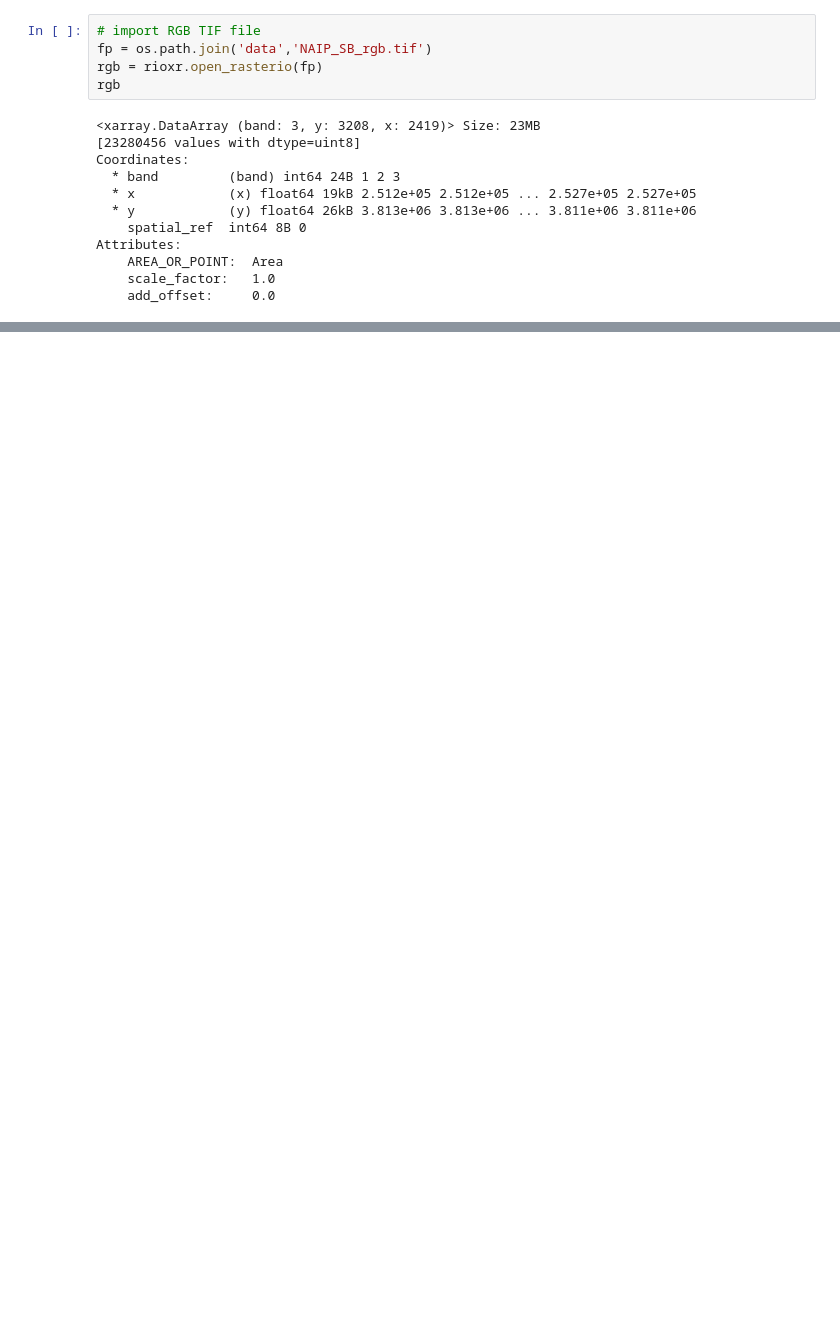
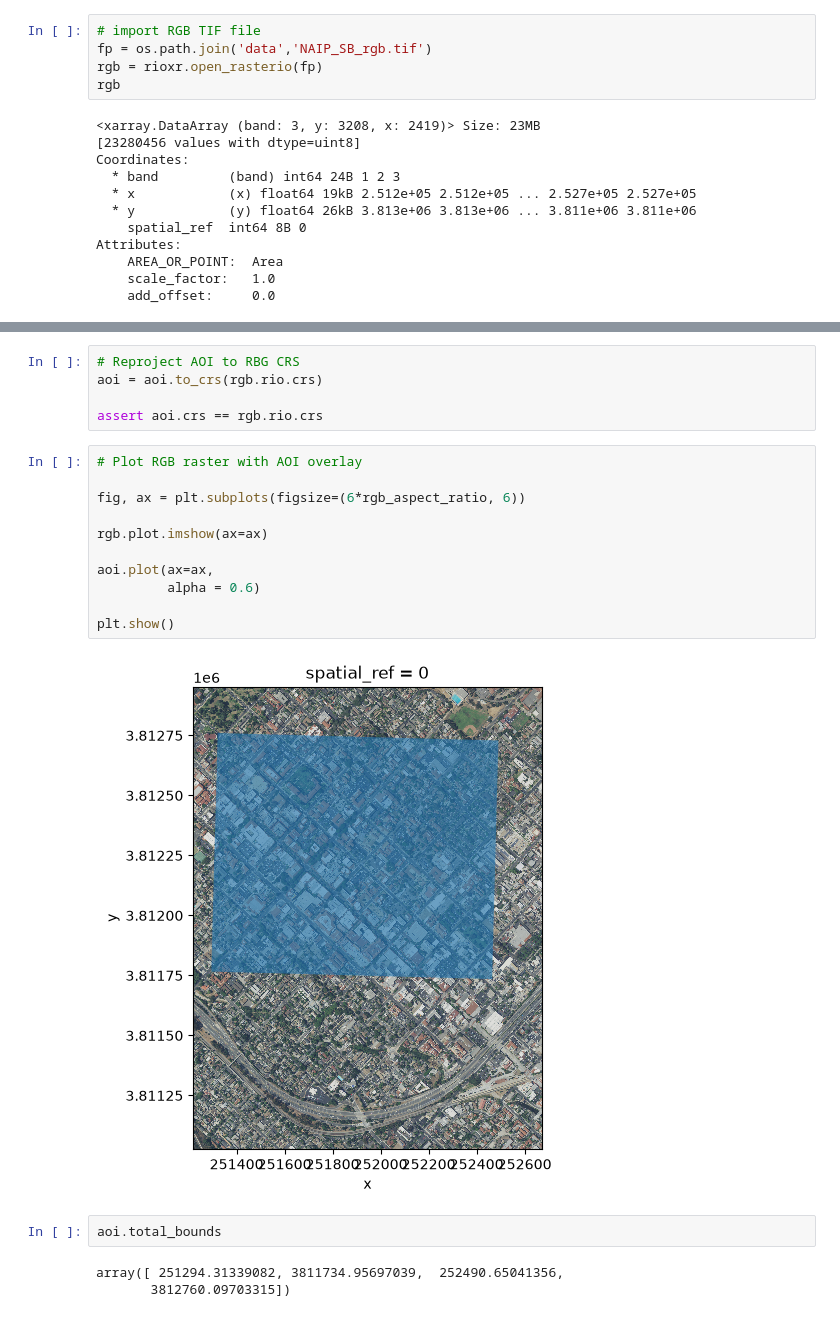
Before and after one commit to kloo49/eds220-in-class, a Jupyter notebook: week-8-rioxarray-STUDENTS.ipynb, the cells around one changed output, grey strips where cells are left out. Drawn from its saved outputs; the diff is of its cells as text; blank space fills up the shorter version.

```diff
--- a/week-8-rioxarray-STUDENTS.ipynb
+++ b/week-8-rioxarray-STUDENTS.ipynb
@@ -64,0 +169,23 @@ Attributes:
+# %%
+# Reproject AOI to RBG CRS
+aoi = aoi.to_crs(rgb.rio.crs)
+
+assert aoi.crs == rgb.rio.crs
+# %%
+# Plot RGB raster with AOI overlay
+
+fig, ax = plt.subplots(figsize=(6*rgb_aspect_ratio, 6))
+
+rgb.plot.imshow(ax=ax)
+
+aoi.plot(ax=ax,
+         alpha = 0.6)
+
+plt.show()
+# %% [output]
+[figure, added]
+# %%
+aoi.total_bounds
+# %% [output]
+array([ 251294.31339082, 3811734.95697039,  252490.65041356,
+       3812760.09703315])
```
Also changed, not shown: parts of 22 cells of this notebook.
